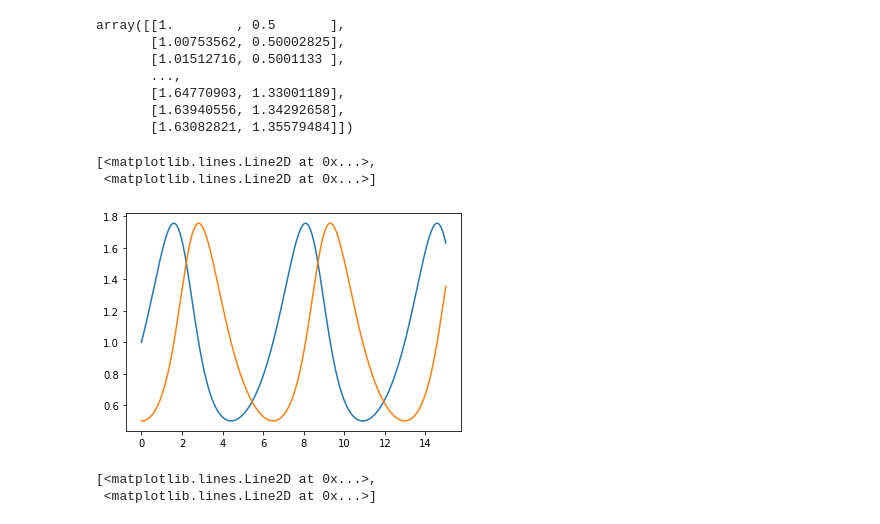
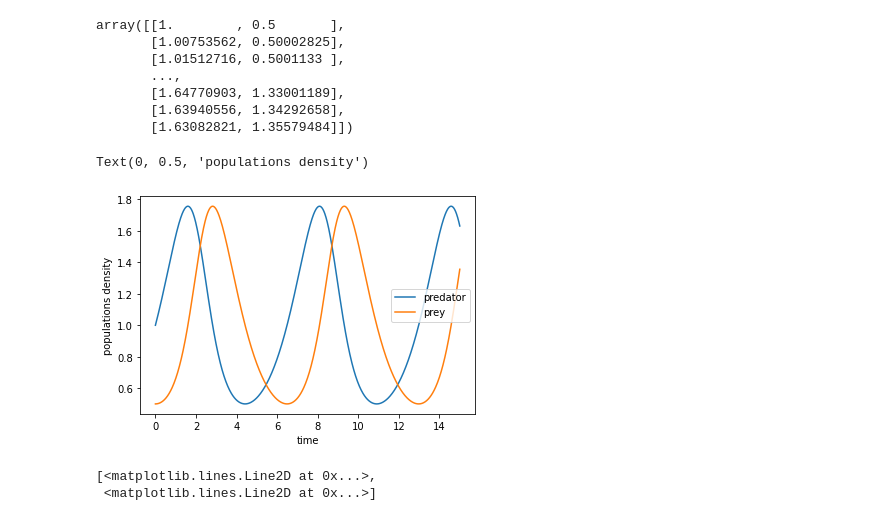
Before and after one commit to vgarcialopezm/ABC-SMC, a Jupyter notebook: sequential_monte_carlo_datos_articulo1000_kernel_uniforme_LV.ipynb, the cells around one changed output. Drawn from its saved outputs; the diff is of its cells as text; code cells hidden in the pictures.

```diff
--- a/sequential_monte_carlo_datos_articulo1000_kernel_uniforme_LV.ipynb
+++ b/sequential_monte_carlo_datos_articulo1000_kernel_uniforme_LV.ipynb
@@ -169,14 +169,17 @@ array([[1.        , 0.5       ],
        [1.63082821, 1.35579484]])
 # %%
 plt.figure()
-plt.plot( t1, data1)
+plt.plot( t1, data1[:,0],label='predator')
+plt.plot( t1, data1[:,1],label='prey')
+plt.legend()
+plt.xlabel('time')
+plt.ylabel('populations density')
 #plt.plot(t,data1_c[:,0],'o')
 #plt.plot(t,data1_c[:,1],'*')
 #plt.plot( t, data3,'x')
 # %% [output]
-[<matplotlib.lines.Line2D at 0x...>,
- <matplotlib.lines.Line2D at 0x...>]
+Text(0, 0.5, 'populations density')
-[figure, old version]
+[figure, new version]
 # %%
 midata=rk4(lotka_volterra,X0,t,parametros)
 midata
```
Also changed, not shown: parts of 3 cells of this notebook.
